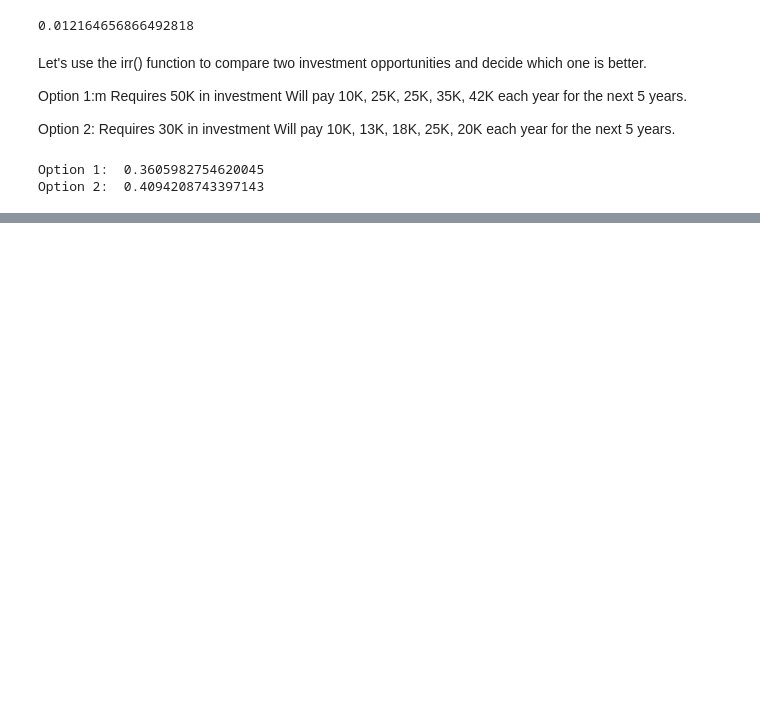
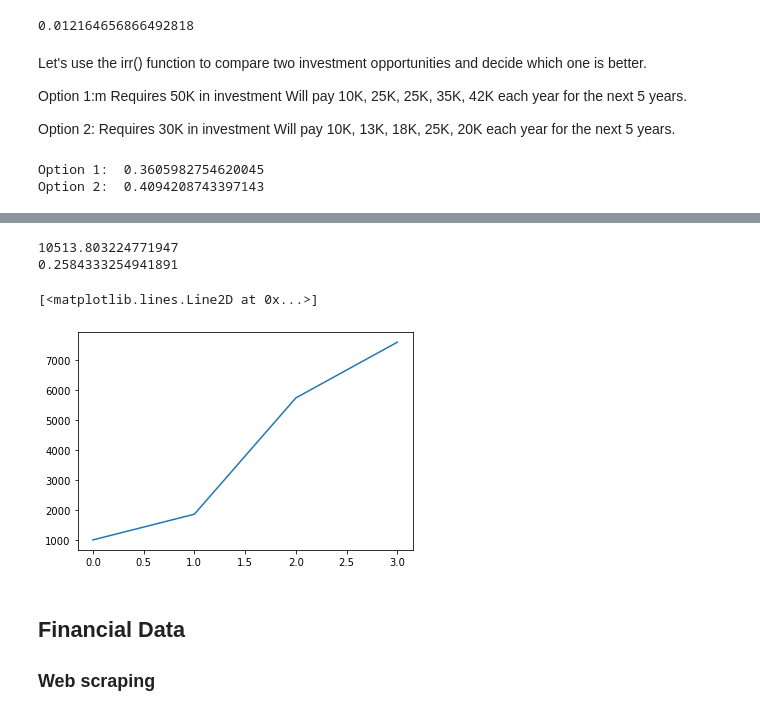
Before and after one commit to luislerma5593/Learning, a Jupyter notebook: Python/Python_for_finance.ipynb, the cells around one changed output, grey strips where cells are left out. Cells and saved outputs as stored; diff of their text form; code cells hidden in the pictures; blank space fills up the shorter version.

```diff
--- a/Python/Python_for_finance.ipynb
+++ b/Python/Python_for_finance.ipynb
@@ -79,0 +80,28 @@ cf1+cf1
+# %%
+import numpy as np
+import numpy_financial as npf
+import matplotlib.pyplot as plt
+
+#price for 2018-2021
+bitcoin = [3869.47, 7188.46, 22203.31, 29391.78]
+print(np.std(bitcoin))
+
+cashflow = [-500000] + list(np.array(bitcoin)*10)
+
+#print(npf.irr(cashflow))
+
+bit_num = 1000 / bitcoin[0]
+print(bit_num)
+
+inv_per_year = np.array(bitcoin) * bit_num
+
+plt.plot(inv_per_year)
+# %% [output]
+10513.803224771947
+0.2584333254941891
+[<matplotlib.lines.Line2D at 0x...>]
+[figure, added]
+# %% [markdown]
+## Financial Data
+
+### Web scraping
```
Also changed, not shown: parts of 37 cells of this notebook, 3 other files.
